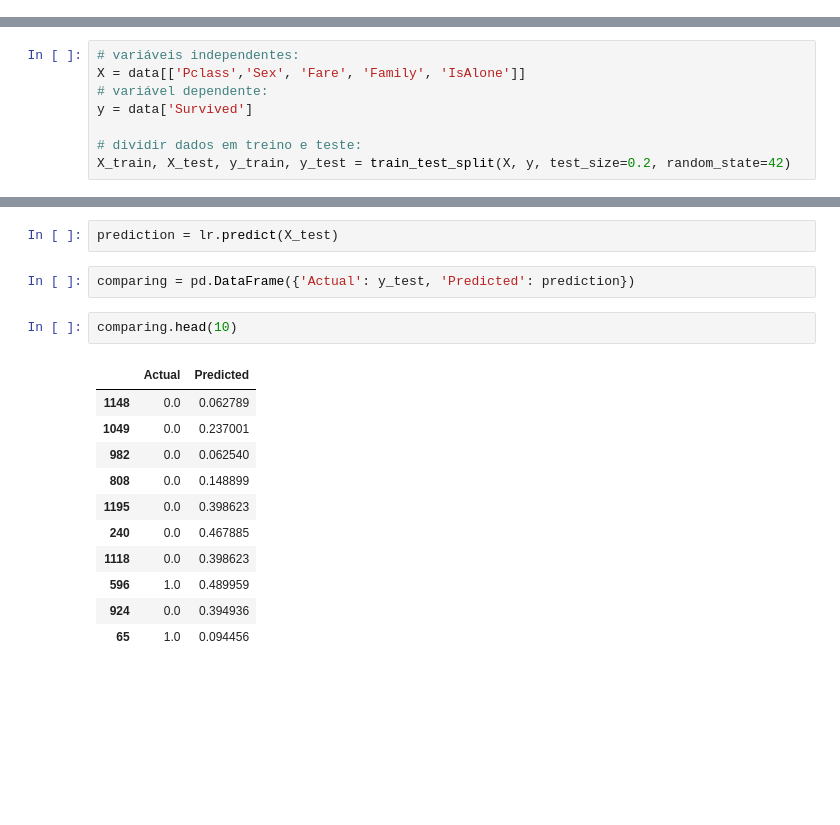
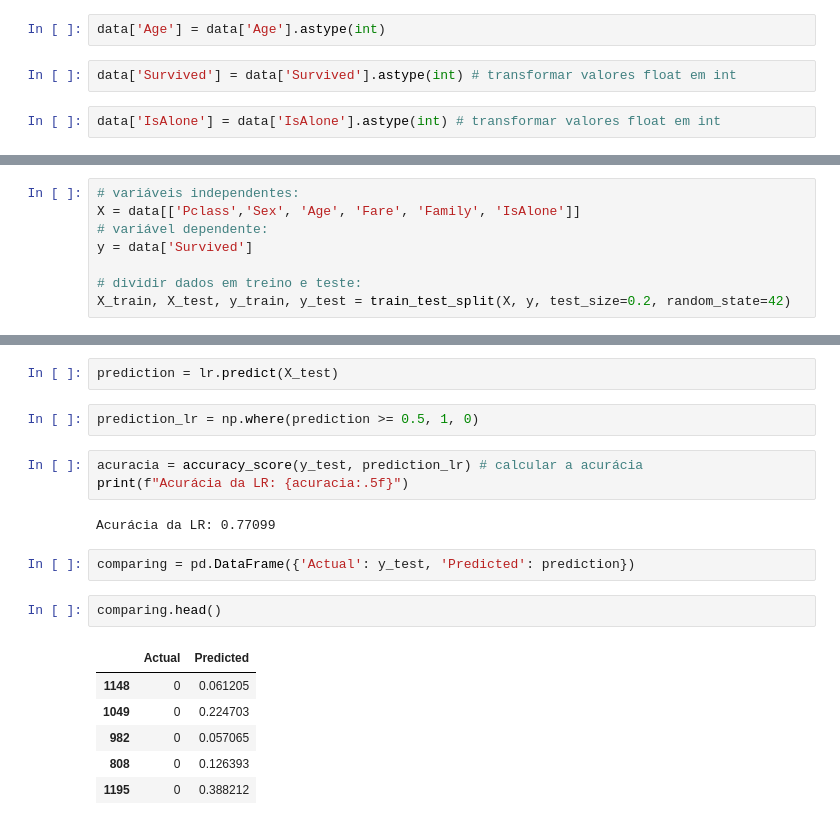
Before and after one commit to carlosedurochas/titanic-linear-regression, a Jupyter notebook: regression/regression.ipynb, the cells around one changed output, grey strips where cells are left out. Cells and saved outputs as stored; diff of their text form; blank space fills up the shorter version.

```diff
--- a/regression/regression.ipynb
+++ b/regression/regression.ipynb
@@ -79,3 +87,9 @@ data['Fare'] = data['Fare'].apply(np.int64)
+# %%
+data['Age'] = data['Age'].astype(int)
+# %%
+data['Survived'] = data['Survived'].astype(int) # transformar valores float em int
+# %%
+data['IsAlone'] = data['IsAlone'].astype(int) # transformar valores float em int
 # %%
 data.head()
 # %% [output]
@@ -94,6 +112,6 @@ from sklearn.linear_model import *
 # %%
 # variáveis independentes:
-X = data[['Pclass','Sex', 'Fare', 'Family', 'IsAlone']]
+X = data[['Pclass','Sex', 'Age', 'Fare', 'Family', 'IsAlone']]
 # variável dependente:
 y = data['Survived']
 
@@ -106,19 +124,21 @@ lr = LinearRegression()
 lr.fit(X_train, y_train);
 # %%
 prediction = lr.predict(X_test)
+# %%
+prediction_lr = np.where(prediction >= 0.5, 1, 0)
+# %%
+acuracia = accuracy_score(y_test, prediction_lr) # calcular a acurácia
+print(f"Acurácia da LR: {acuracia:.5f}")
+# %% [output]
+Acurácia da LR: 0.77099
 # %%
 comparing = pd.DataFrame({'Actual': y_test, 'Predicted': prediction})
 # %%
-comparing.head(10)
+comparing.head()
 # %% [output]
 |  | Actual | Predicted |
-| 1148 | 0.0 | 0.062789 |
-| 1049 | 0.0 | 0.237001 |
-| 982 | 0.0 | 0.062540 |
-| 808 | 0.0 | 0.148899 |
-| 1195 | 0.0 | 0.398623 |
-| 240 | 0.0 | 0.467885 |
-| 1118 | 0.0 | 0.398623 |
-| 596 | 1.0 | 0.489959 |
-| 924 | 0.0 | 0.394936 |
-| 65 | 1.0 | 0.094456 |
+| 1148 | 0 | 0.061205 |
+| 1049 | 0 | 0.224703 |
+| 982 | 0 | 0.057065 |
+| 808 | 0 | 0.126393 |
+| 1195 | 0 | 0.388212 |
```
Also changed, not shown: parts of 33 cells of this notebook, 4 other files.
